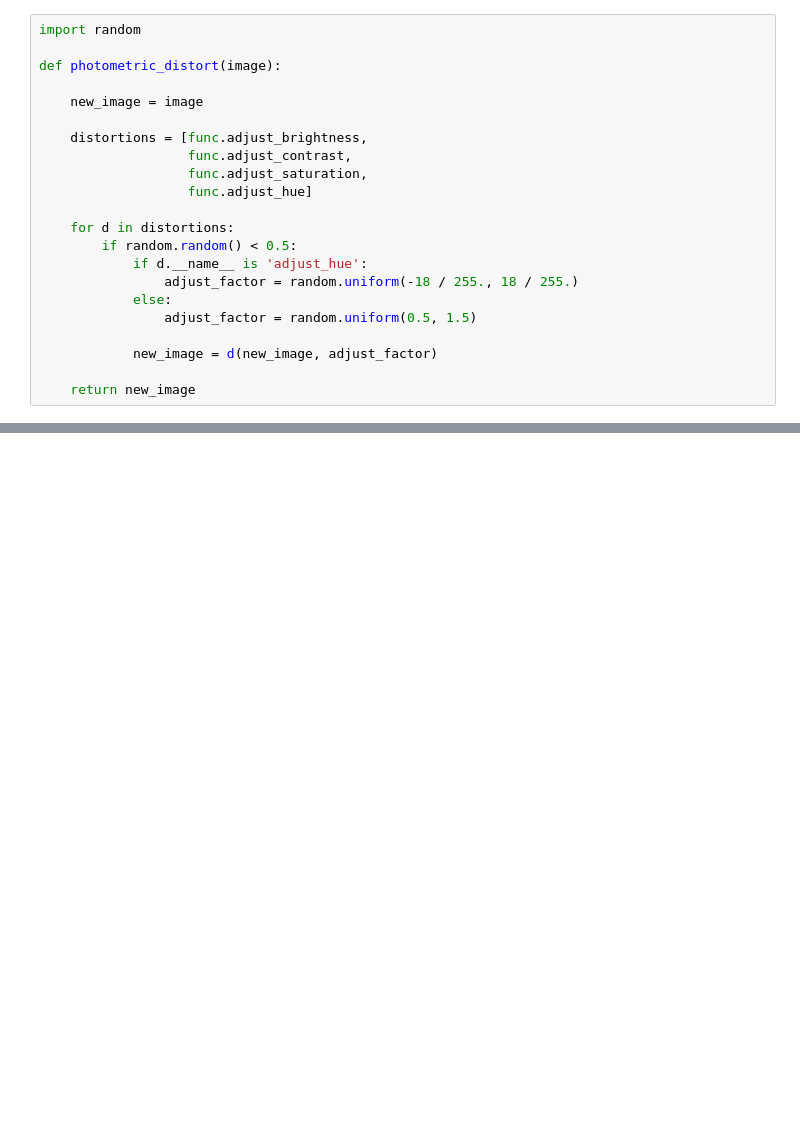
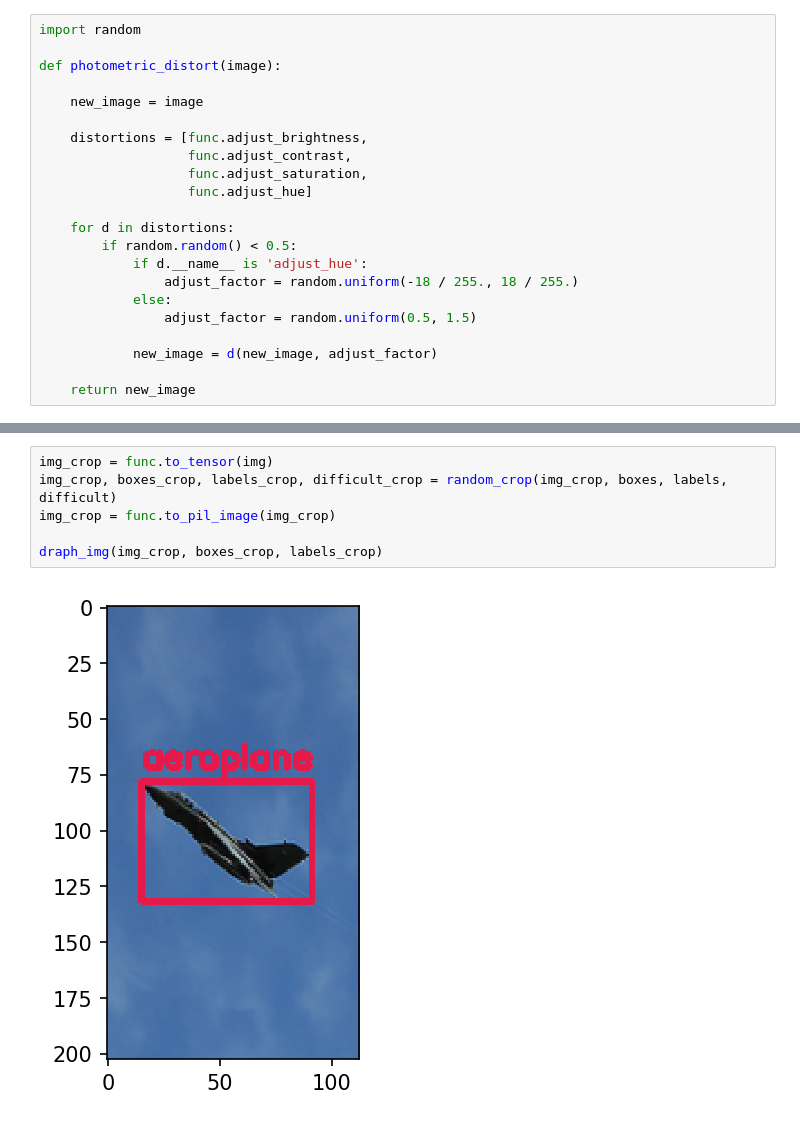
Before and after one commit to PavloZakala/ML_projects, a Jupyter notebook: object_detecion.ipynb, the cells around one changed output, grey strips where cells are left out. Saved outputs shown, nothing was run; the diff lists cells and outputs as text; blank space fills up the shorter version.

```diff
--- a/object_detecion.ipynb
+++ b/object_detecion.ipynb
@@ -215,0 +332,8 @@ error: ignored
+# %%
+img_crop = func.to_tensor(img)
+img_crop, boxes_crop, labels_crop, difficult_crop = random_crop(img_crop, boxes, labels, difficult)
+img_crop = func.to_pil_image(img_crop)
+
+draph_img(img_crop, boxes_crop, labels_crop)
+# %% [output]
+[figure, added]
```
Also changed, not shown: parts of 19 cells of this notebook.
